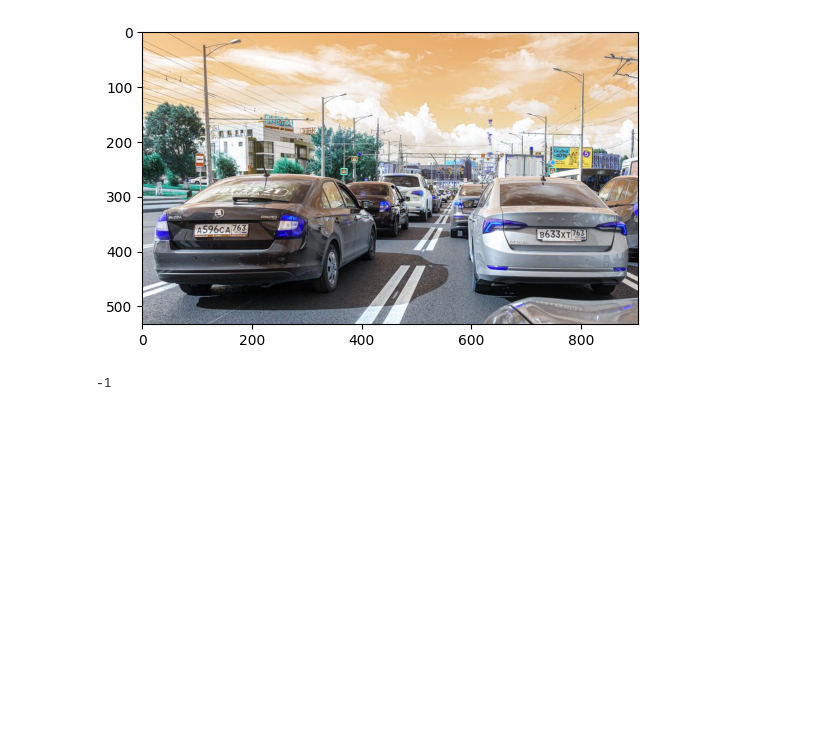
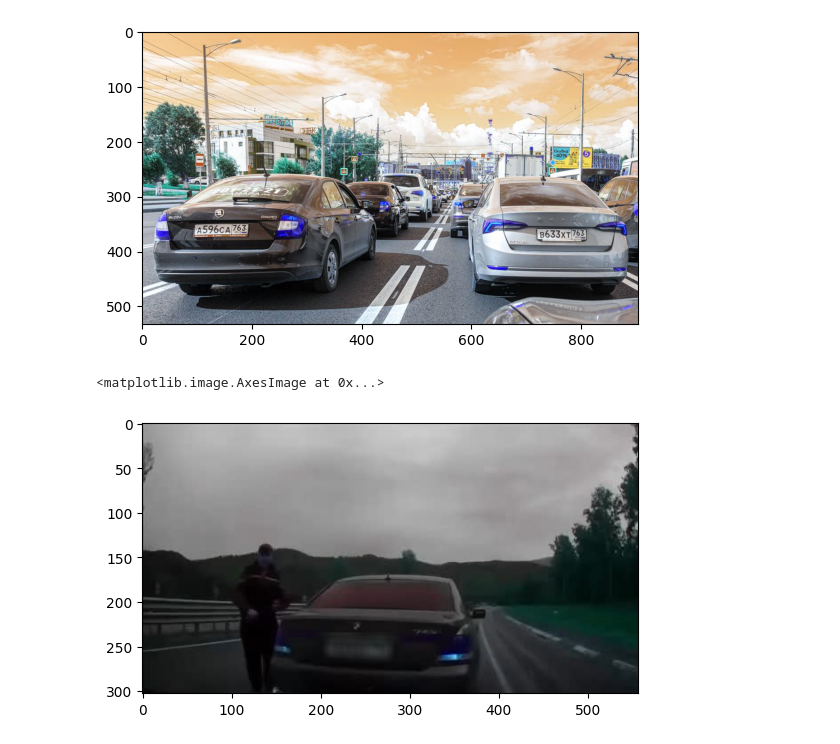
Before and after one commit to ROBOTIIK/Learning-Week-Programming-2023, a Jupyter notebook: Tugas OpenCV (Khusus Vision)/blur_plate.ipynb, the cells around one changed output. Drawn from its saved outputs; the diff is of its cells as text; code cells hidden in the pictures; blank space fills up the shorter version.

```diff
--- a/Tugas OpenCV (Khusus Vision)/blur_plate.ipynb
+++ b/Tugas OpenCV (Khusus Vision)/blur_plate.ipynb
@@ -39,8 +39,8 @@ def blur_plate(img):
 
     return plate_img
 # %%
-cv2.imshow('blur result',blur_plate(plate1))
-cv2.waitKey(0)
+plt.imshow(blur_plate(plate1))
 # %% [output]
--1
+<matplotlib.image.AxesImage at 0x...>
+[figure, added]
 # %%
```
Also changed, not shown: parts of 1 cell of this notebook.
